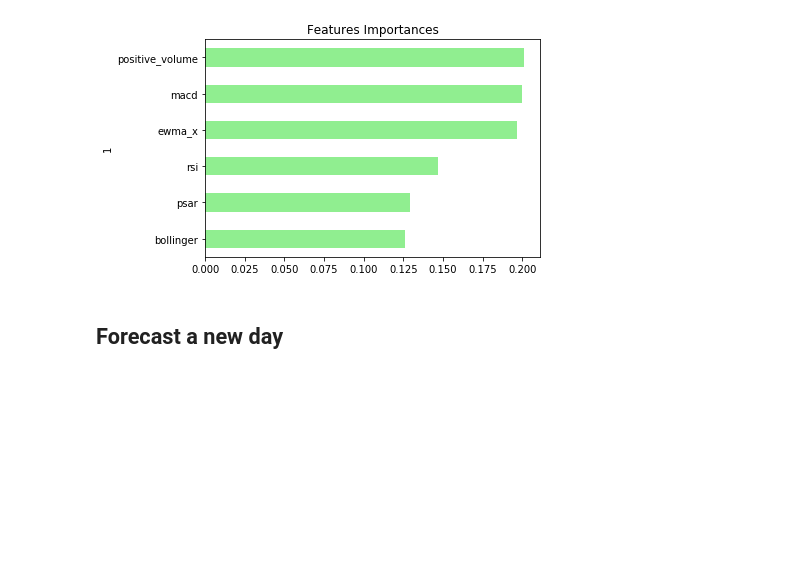
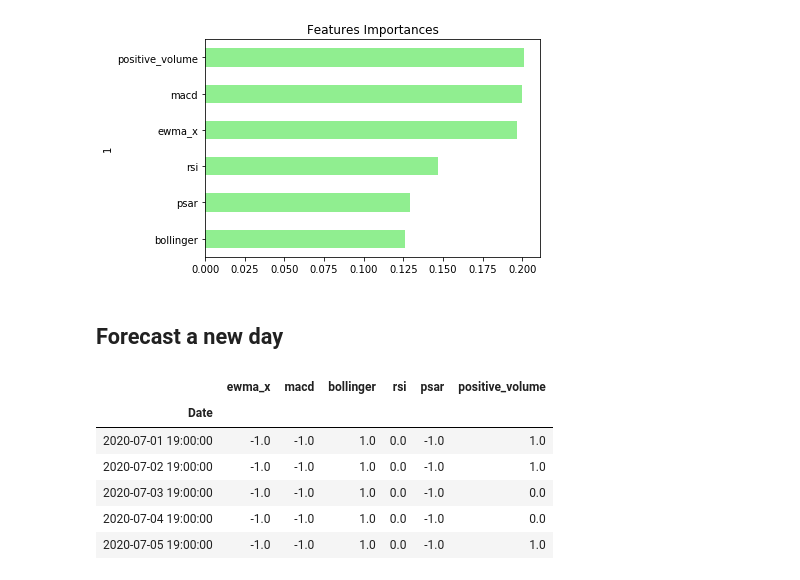
Before and after one commit to stew1922/Crypto_Bandyts, a Jupyter notebook: libs/notebooks/rfm_crypto1.ipynb, the cells around one changed output. Drawn from its saved outputs; the diff is of its cells as text; code cells hidden in the pictures; blank space fills up the shorter version.

```diff
--- a/libs/notebooks/rfm_crypto1.ipynb
+++ b/libs/notebooks/rfm_crypto1.ipynb
@@ -412,6 +412,16 @@ importances_sorted.plot(kind='barh', color='lightgreen', title= 'Features Import
 [figure]
 # %% [markdown]
 ## Forecast a new day
+# %%
+X_test.head()
+# %% [output]
+|  | ewma_x | macd | bollinger | rsi | psar | positive_volume |
+| Date |  |  |  |  |  |  |
+| 2020-07-01 19:00:00 | -1.0 | -1.0 | 1.0 | 0.0 | -1.0 | 1.0 |
+| 2020-07-02 19:00:00 | -1.0 | -1.0 | 1.0 | 0.0 | -1.0 | 1.0 |
+| 2020-07-03 19:00:00 | -1.0 | -1.0 | 1.0 | 0.0 | -1.0 | 0.0 |
+| 2020-07-04 19:00:00 | -1.0 | -1.0 | 1.0 | 0.0 | -1.0 | 0.0 |
+| 2020-07-05 19:00:00 | -1.0 | -1.0 | 1.0 | 0.0 | -1.0 | 1.0 |
 # %%
 X_new_day = X_test.copy()
 y_new_day = y_test.to_frame()
```
Also changed, not shown: parts of 8 cells of this notebook, 2 other files.
